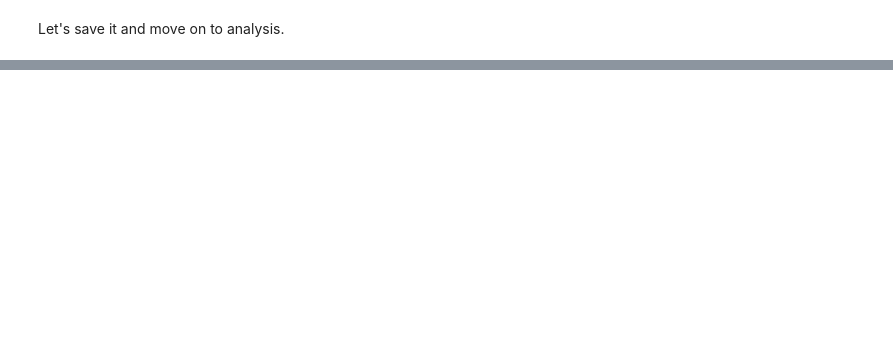
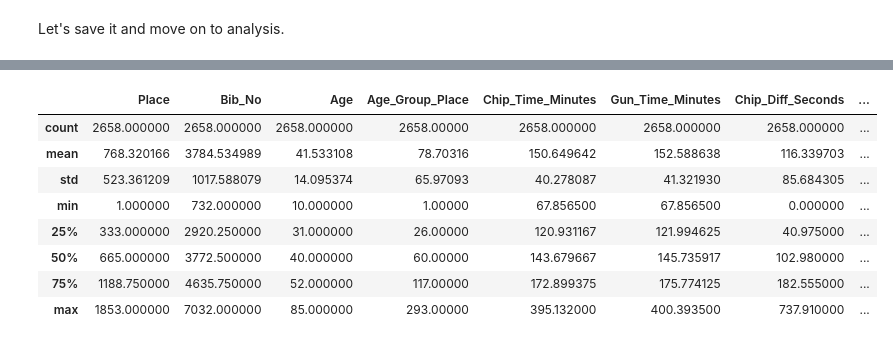
Before and after one commit to 4one4/2018-Missoula-Marathon, a Jupyter notebook: 2018 Missoula Marathon EDA.ipynb, the cells around one changed output, grey strips where cells are left out. Saved outputs shown, nothing was run; the diff lists cells and outputs as text; code cells hidden in the pictures; blank space fills up the shorter version.

```diff
--- a/2018 Missoula Marathon EDA.ipynb
+++ b/2018 Missoula Marathon EDA.ipynb
@@ -221,0 +297,12 @@ df_all.to_csv('data/2018_missoula_marathon_all_clean.csv', index=False)
+# %%
+df_half.describe()
+# %% [output]
+|  | Place | Bib_No | Age | Age_Group_Place | Chip_Time_Minutes | Gun_Time_Minutes | Chip_Diff_Seconds | ... |
+| count | 2658.000000 | 2658.000000 | 2658.000000 | 2658.00000 | 2658.000000 | 2658.000000 | 2658.000000 | ... |
+| mean | 768.320166 | 3784.534989 | 41.533108 | 78.70316 | 150.649642 | 152.588638 | 116.339703 | ... |
+| std | 523.361209 | 1017.588079 | 14.095374 | 65.97093 | 40.278087 | 41.321930 | 85.684305 | ... |
+| min | 1.000000 | 732.000000 | 10.000000 | 1.00000 | 67.856500 | 67.856500 | 0.000000 | ... |
+| 25% | 333.000000 | 2920.250000 | 31.000000 | 26.00000 | 120.931167 | 121.994625 | 40.975000 | ... |
+| 50% | 665.000000 | 3772.500000 | 40.000000 | 60.00000 | 143.679667 | 145.735917 | 102.980000 | ... |
+| 75% | 1188.750000 | 4635.750000 | 52.000000 | 117.00000 | 172.899375 | 175.774125 | 182.555000 | ... |
+| max | 1853.000000 | 7032.000000 | 85.000000 | 293.00000 | 395.132000 | 400.393500 | 737.910000 | ... |
```
Also changed, not shown: parts of 17 cells of this notebook, 1 other file.
